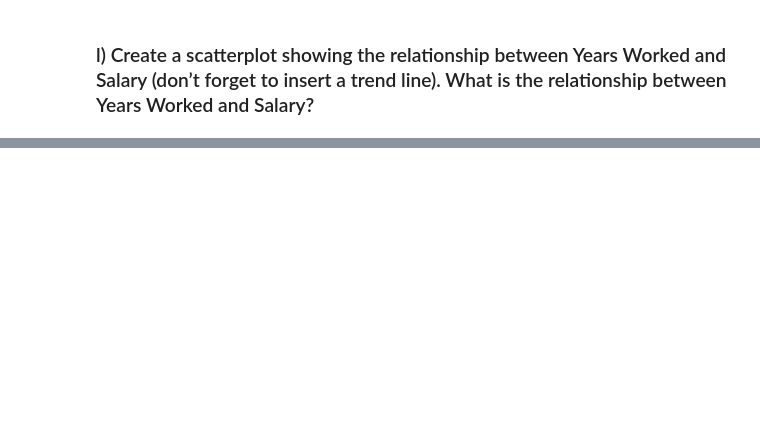
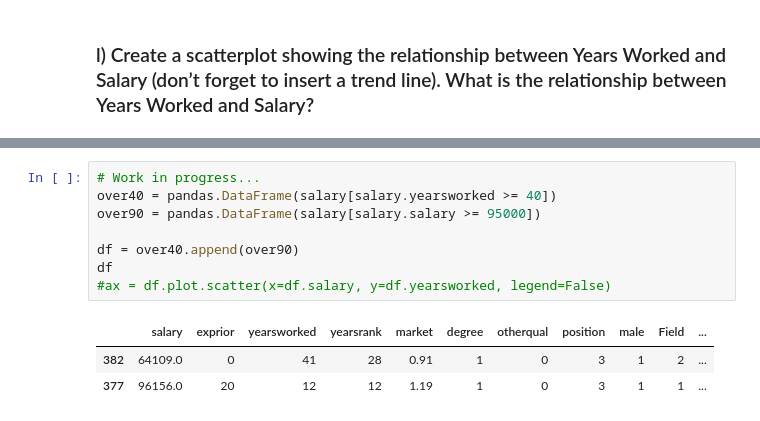
Before and after one commit to Umuzi-org/salary, a Jupyter notebook: Salary_Assignment1_Correlation.ipynb, the cells around one changed output, grey strips where cells are left out. Drawn from its saved outputs; the diff is of its cells as text; blank space fills up the shorter version.

```diff
--- a/Salary_Assignment1_Correlation.ipynb
+++ b/Salary_Assignment1_Correlation.ipynb
@@ -173,0 +215,12 @@ df.plot(kind='scatter', x='Salary', y='Years Worked', s=10)
+# %%
+# Work in progress...
+over40 = pandas.DataFrame(salary[salary.yearsworked >= 40])
+over90 = pandas.DataFrame(salary[salary.salary >= 95000])
+
+df = over40.append(over90)
+df
+#ax = df.plot.scatter(x=df.salary, y=df.yearsworked, legend=False)
+# %% [output]
+|  | salary | exprior | yearsworked | yearsrank | market | degree | otherqual | position | male | Field | ... |
+| 382 | 64109.0 | 0 | 41 | 28 | 0.91 | 1 | 0 | 3 | 1 | 2 | ... |
+| 377 | 96156.0 | 20 | 12 | 12 | 1.19 | 1 | 0 | 3 | 1 | 1 | ... |
```
Also changed, not shown: parts of 40 cells of this notebook.
